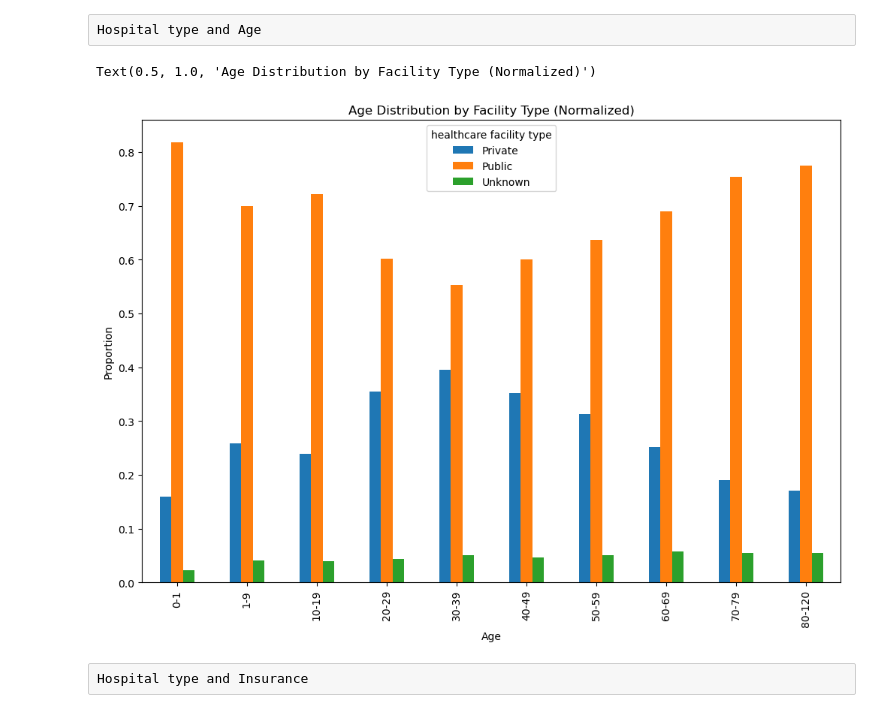
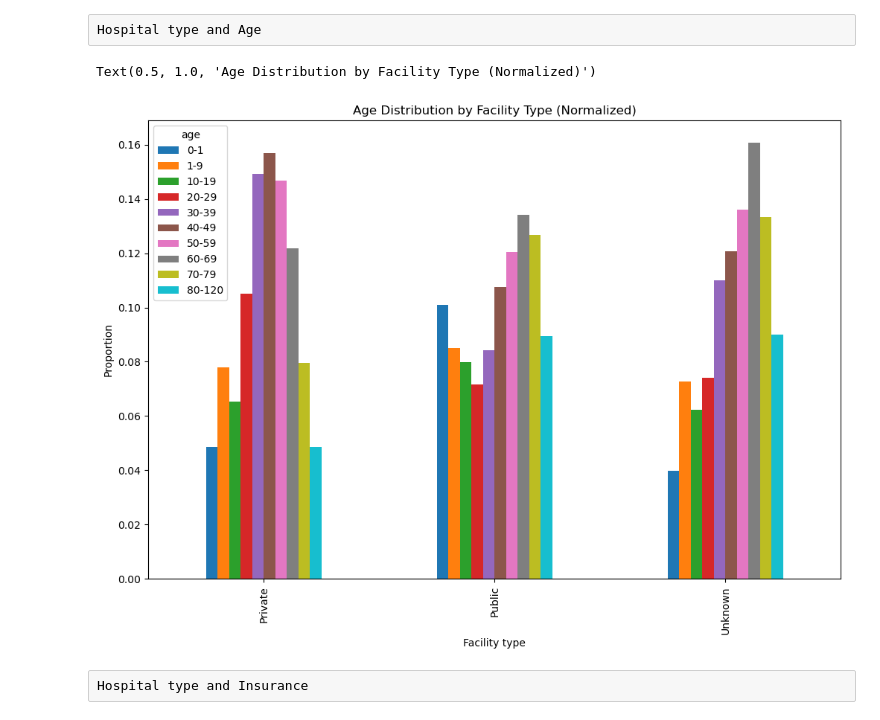
Before and after one commit to mirkopodunavak1996/EDAHospDischarges_Chile2001-2024, a Jupyter notebook: notebooks/General_Analysis_2001-2024_Bivariate(2).ipynb, the cells around one changed output. Drawn from its saved outputs; the diff is of its cells as text; code cells hidden in the pictures.

```diff
--- a/notebooks/General_Analysis_2001-2024_Bivariate(2).ipynb
+++ b/notebooks/General_Analysis_2001-2024_Bivariate(2).ipynb
@@ -508,7 +520,8 @@ normalized_sex
 # %% [raw]
 Hospital type and Age
 # %%
-normalized_age = pd.crosstab(df['age'], df['healthcare facility type'], normalize='index')
+# Proportion of discharges by age per facility type
+normalized_age = pd.crosstab(df['age'], df['healthcare facility type'], normalize='columns')
 # %%
 normalized_age
 # %% [output]
@@ -552,13 +567,13 @@ Text(0.5, 1.0, 'Proportion of Healthcare Facility Types by Sex')
 # %% [raw]
 Hospital type and Age
 # %%
-ax = normalized_age.plot(kind="bar", stacked=False,figsize=(12,8))
+ax = normalized_age.T.plot(kind="bar", stacked=False,figsize=(12,8))
 ax.set_ylabel("Proportion")
-ax.set_xlabel("Age")
+ax.set_xlabel("Facility type")
 ax.set_title("Age Distribution by Facility Type (Normalized)")
 # %% [output]
 Text(0.5, 1.0, 'Age Distribution by Facility Type (Normalized)')
-[figure, old version]
+[figure, new version]
 # %% [raw]
 Hospital type and Insurance
 # %%
```
Also changed, not shown: parts of 36 cells of this notebook.
